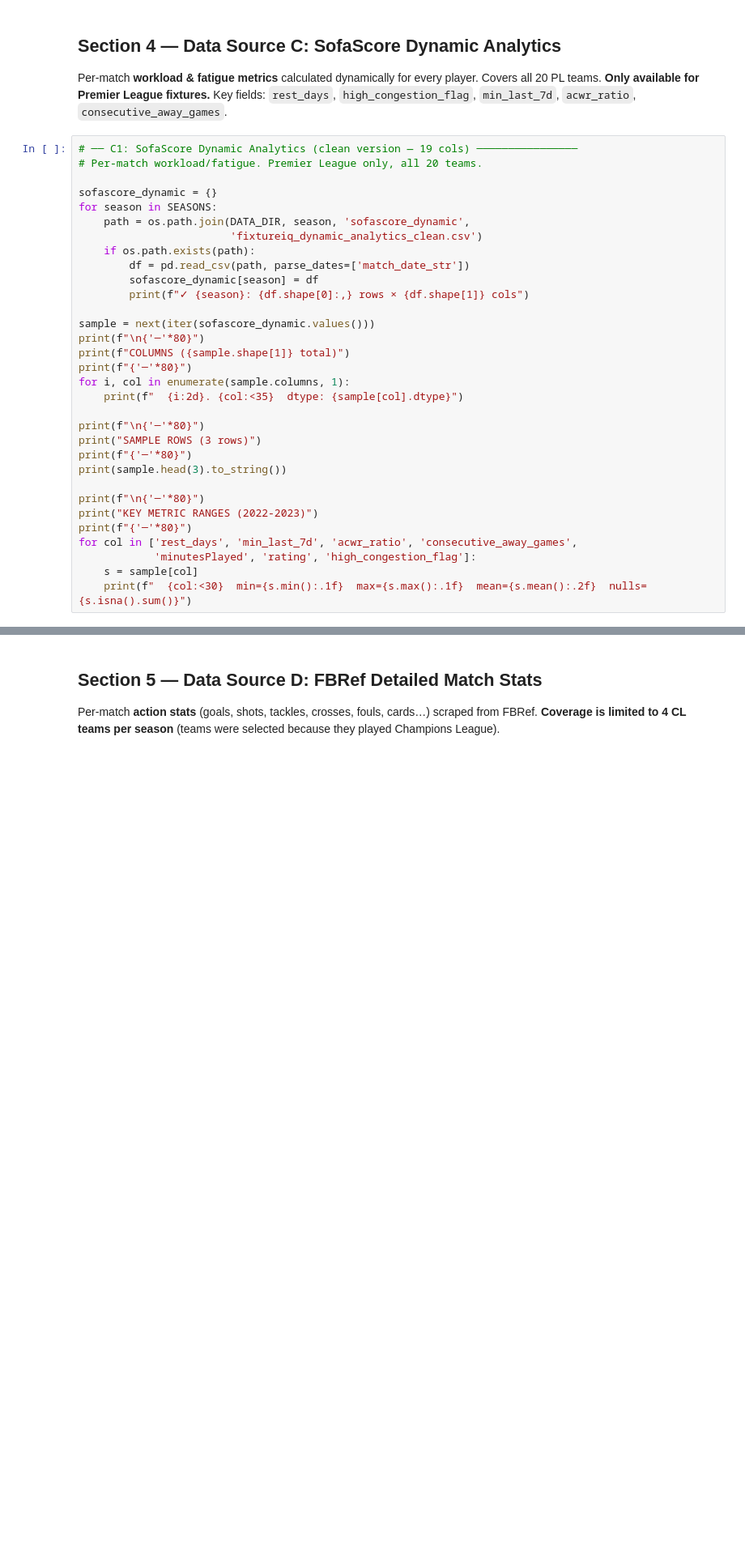
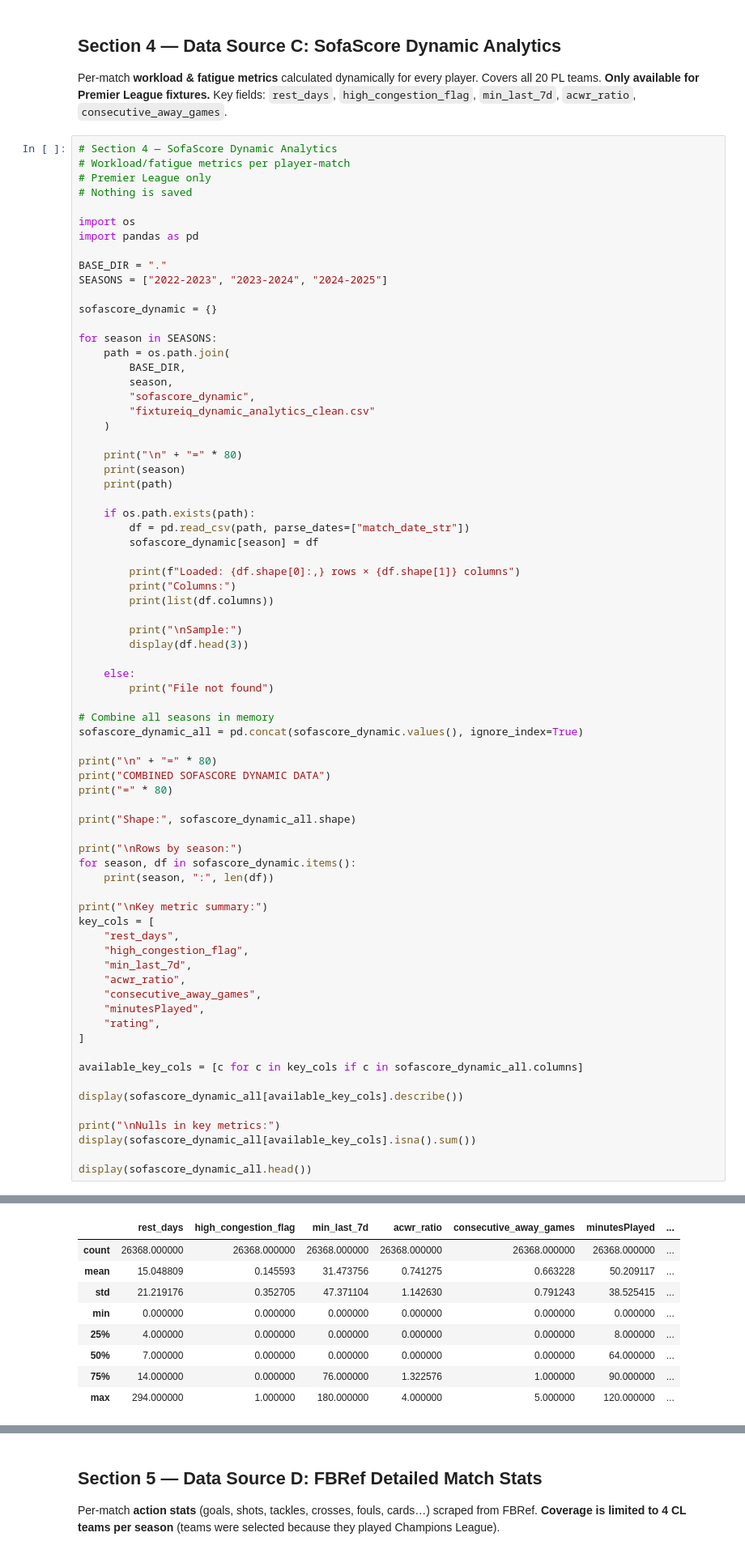
Before and after one commit to mimator2/Fixture-IQ, a Jupyter notebook: Data/01_exploratory_data_analysis.ipynb, the cells around one changed output, grey strips where cells are left out. Shown at 81% size. Saved outputs shown, nothing was run; the diff lists cells and outputs as text; blank space fills up the shorter version.

```diff
--- a/Data/01_exploratory_data_analysis.ipynb
+++ b/Data/01_exploratory_data_analysis.ipynb
@@ -199,35 +792,75 @@ Per-match **workload & fatigue metrics** calculated dynamically for every player
 Covers all 20 PL teams. **Only available for Premier League fixtures.**
 Key fields: `rest_days`, `high_congestion_flag`, `min_last_7d`, `acwr_ratio`, `consecutive_away_games`.
 # %%
-# ── C1: SofaScore Dynamic Analytics (clean version — 19 cols) ────────────────
-# Per-match workload/fatigue. Premier League only, all 20 teams.
+# Section 4 — SofaScore Dynamic Analytics
+# Workload/fatigue metrics per player-match
+# Premier League only
+# Nothing is saved
+
+import os
+import pandas as pd
+
+BASE_DIR = "."
+SEASONS = ["2022-2023", "2023-2024", "2024-2025"]
 
 sofascore_dynamic = {}
+
 for season in SEASONS:
-    path = os.path.join(DATA_DIR, season, 'sofascore_dynamic',
-                        'fixtureiq_dynamic_analytics_clean.csv')
+    path = os.path.join(
+        BASE_DIR,
+        season,
+        "sofascore_dynamic",
+        "fixtureiq_dynamic_analytics_clean.csv"
+    )
+
+    print("\n" + "=" * 80)
+    print(season)
+    print(path)
+
     if os.path.exists(path):
-        df = pd.read_csv(path, parse_dates=['match_date_str'])
+        df = pd.read_csv(path, parse_dates=["match_date_str"])
         sofascore_dynamic[season] = df
-        print(f"✓ {season}: {df.shape[0]:,} rows × {df.shape[1]} cols")
 
-sample = next(iter(sofascore_dynamic.values()))
-print(f"\n{'─'*80}")
-print(f"COLUMNS ({sample.shape[1]} total)")
-print(f"{'─'*80}")
-for i, col in enumerate(sample.columns, 1):
-    print(f"  {i:2d}. {col:<35}  dtype: {sample[col].dtype}")
+        print(f"Loaded: {df.shape[0]:,} rows × {df.shape[1]} columns")
+        print("Columns:")
+        print(list(df.columns))
 
-print(f"\n{'─'*80}")
-print("SAMPLE ROWS (3 rows)")
-print(f"{'─'*80}")
-print(sample.head(3).to_string())
+        print("\nSample:")
+        display(df.head(3))
 
-print(f"\n{'─'*80}")
-print("KEY METRIC RANGES (2022-2023)")
-print(f"{'─'*80}")
-for col in ['rest_days', 'min_last_7d', 'acwr_ratio', 'consecutive_away_games',
-            'minutesPlayed', 'rating', 'high_congestion_flag']:
-    s = sample[col]
-    print(f"  {col:<30}  min={s.min():.1f}  max={s.max():.1f}  mean={s.mean():.2f}  nulls={s.isna().sum()}")
+    else:
+        print("File not found")
+
+# Combine all seasons in memory
+sofascore_dynamic_all = pd.concat(sofascore_dynamic.values(), ignore_index=True)
+
+print("\n" + "=" * 80)
+print("COMBINED SOFASCORE DYNAMIC DATA")
+print("=" * 80)
+
+print("Shape:", sofascore_dynamic_all.shape)
+
+print("\nRows by season:")
+for season, df in sofascore_dynamic.items():
+    print(season, ":", len(df))
+
+print("\nKey metric summary:")
+key_cols = [
+    "rest_days",
+    "high_congestion_flag",
+    "min_last_7d",
+    "acwr_ratio",
+    "consecutive_away_games",
+    "minutesPlayed",
+    "rating",
+]
+
+available_key_cols = [c for c in key_cols if c in sofascore_dynamic_all.columns]
+
+display(sofascore_dynamic_all[available_key_cols].describe())
+
+print("\nNulls in key metrics:")
+display(sofascore_dynamic_all[available_key_cols].isna().sum())
+
+display(sofascore_dynamic_all.head())
 # %% [output]
@@ -250,0 +914,9 @@ COLUMNS (19 total)
+|  | rest_days | high_congestion_flag | min_last_7d | acwr_ratio | consecutive_away_games | minutesPlayed | ... |
+| count | 26368.000000 | 26368.000000 | 26368.000000 | 26368.000000 | 26368.000000 | 26368.000000 | ... |
+| mean | 15.048809 | 0.145593 | 31.473756 | 0.741275 | 0.663228 | 50.209117 | ... |
+| std | 21.219176 | 0.352705 | 47.371104 | 1.142630 | 0.791243 | 38.525415 | ... |
+| min | 0.000000 | 0.000000 | 0.000000 | 0.000000 | 0.000000 | 0.000000 | ... |
+| 25% | 4.000000 | 0.000000 | 0.000000 | 0.000000 | 0.000000 | 8.000000 | ... |
+| 50% | 7.000000 | 0.000000 | 0.000000 | 0.000000 | 0.000000 | 64.000000 | ... |
+| 75% | 14.000000 | 0.000000 | 76.000000 | 1.322576 | 1.000000 | 90.000000 | ... |
+| max | 294.000000 | 1.000000 | 180.000000 | 4.000000 | 5.000000 | 120.000000 | ... |
```
Also changed, not shown: parts of 22 cells of this notebook, 1 other file.
